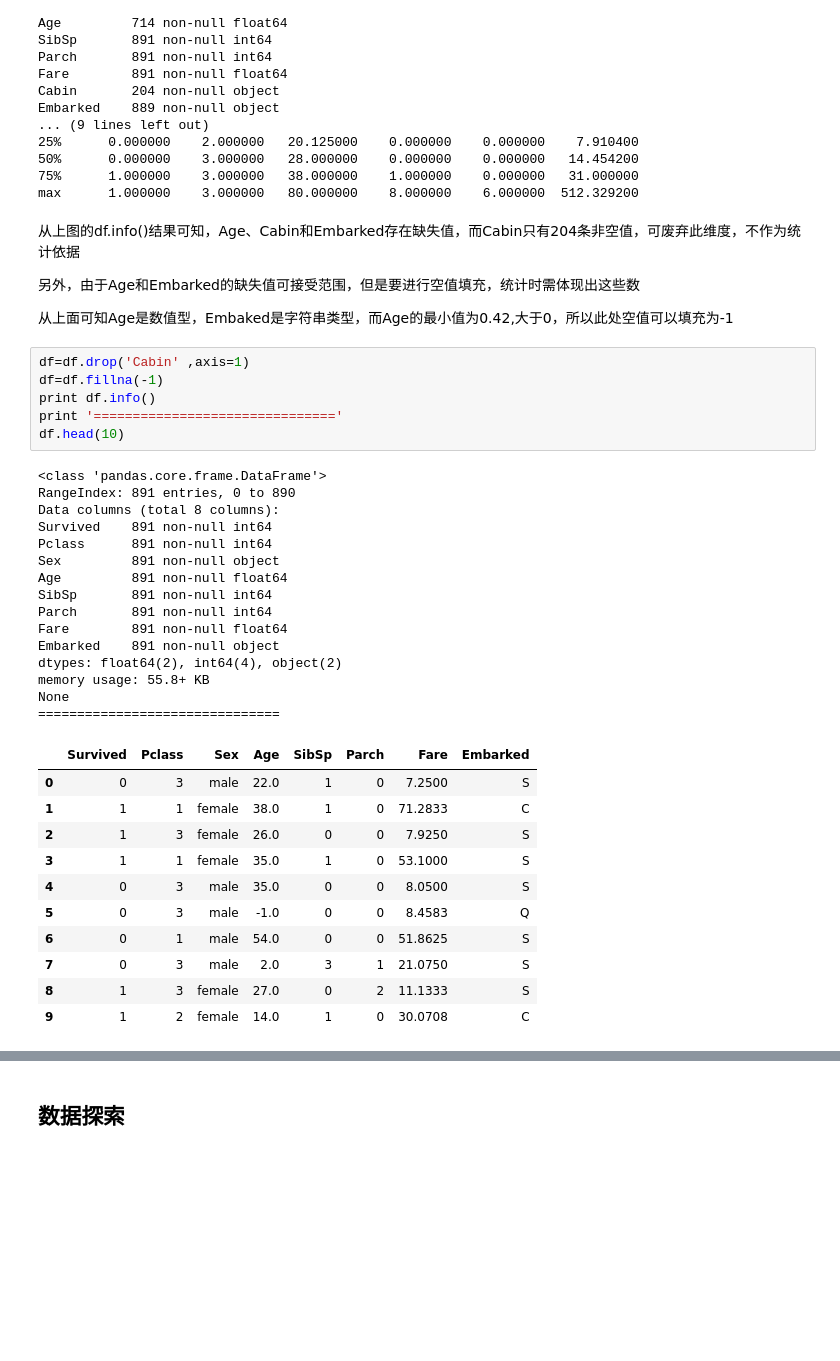
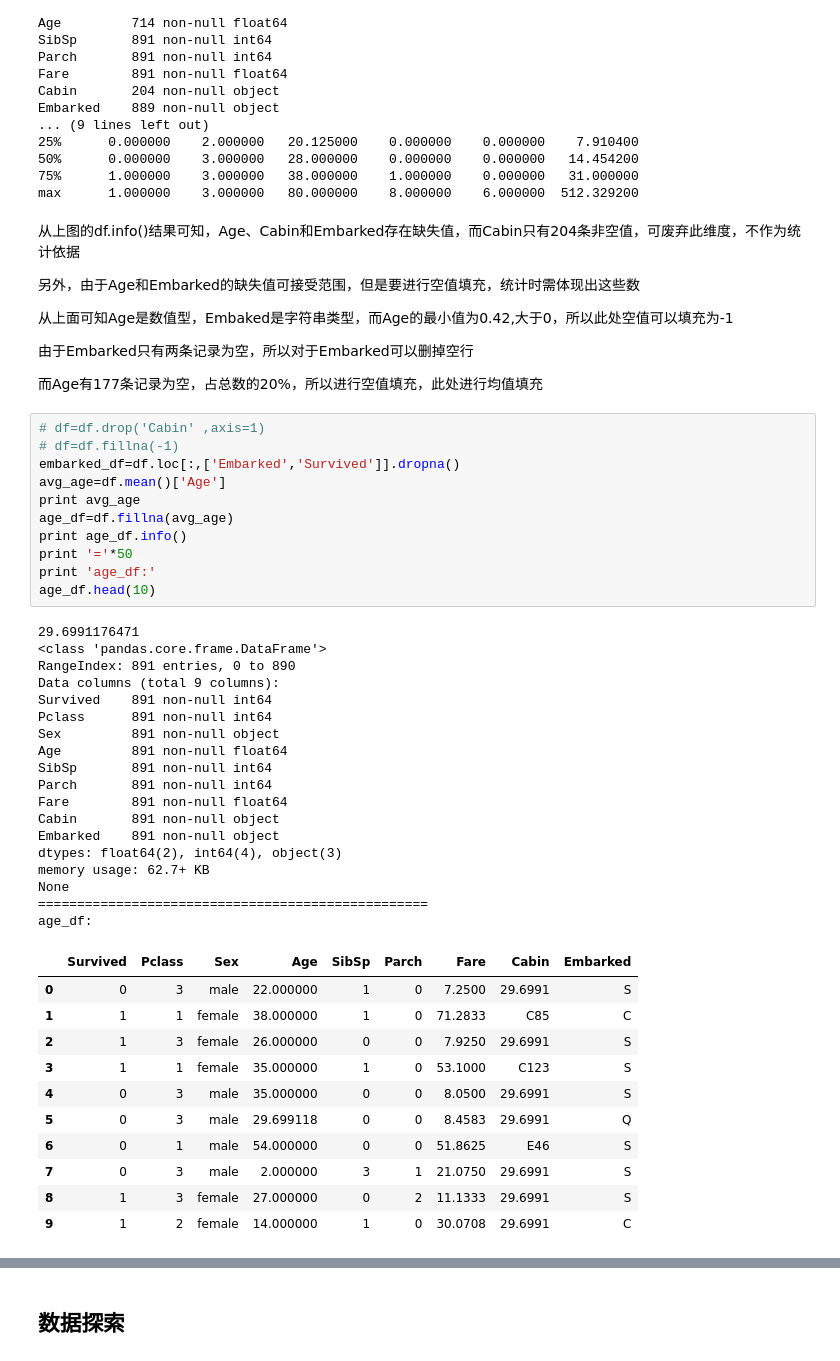
Before and after one commit to huangyaofu2/udatacity_data_exploration, a Jupyter notebook: data_exploration.ipynb, the cells around one changed output, grey strips where cells are left out. Cells and saved outputs as stored; diff of their text form; blank space fills up the shorter version.

```diff
--- a/data_exploration.ipynb
+++ b/data_exploration.ipynb
@@ -65,36 +72,48 @@ max      1.000000    3.000000   80.000000    8.000000    6.000000  512.329200
 另外，由于Age和Embarked的缺失值可接受范围，但是要进行空值填充，统计时需体现出这些数
 
 从上面可知Age是数值型，Embaked是字符串类型，而Age的最小值为0.42,大于0，所以此处空值可以填充为-1
+
+由于Embarked只有两条记录为空，所以对于Embarked可以删掉空行
+
+而Age有177条记录为空，占总数的20%，所以进行空值填充，此处进行均值填充
 # %%
-df=df.drop('Cabin' ,axis=1)
-df=df.fillna(-1)
-print df.info()
-print '==============================='
-df.head(10)
+# df=df.drop('Cabin' ,axis=1)
+# df=df.fillna(-1)
+embarked_df=df.loc[:,['Embarked','Survived']].dropna()
+avg_age=df.mean()['Age']
+print avg_age
+age_df=df.fillna(avg_age)
+print age_df.info()
+print '='*50
+print 'age_df:'
+age_df.head(10)
 # %% [output]
+29.6991176471
 <class 'pandas.core.frame.DataFrame'>
 RangeIndex: 891 entries, 0 to 890
-Data columns (total 8 columns):
+Data columns (total 9 columns):
 Survived    891 non-null int64
 Pclass      891 non-null int64
 Sex         891 non-null object
 Age         891 non-null float64
 SibSp       891 non-null int64
 Parch       891 non-null int64
 Fare        891 non-null float64
+Cabin       891 non-null object
 Embarked    891 non-null object
-dtypes: float64(2), int64(4), object(2)
-memory usage: 55.8+ KB
+dtypes: float64(2), int64(4), object(3)
+memory usage: 62.7+ KB
 None
-===============================
+==================================================
+age_df:
-|  | Survived | Pclass | Sex | Age | SibSp | Parch | Fare | Embarked |
-| 0 | 0 | 3 | male | 22.0 | 1 | 0 | 7.2500 | S |
-| 1 | 1 | 1 | female | 38.0 | 1 | 0 | 71.2833 | C |
-| 2 | 1 | 3 | female | 26.0 | 0 | 0 | 7.9250 | S |
-| 3 | 1 | 1 | female | 35.0 | 1 | 0 | 53.1000 | S |
-| 4 | 0 | 3 | male | 35.0 | 0 | 0 | 8.0500 | S |
-| 5 | 0 | 3 | male | -1.0 | 0 | 0 | 8.4583 | Q |
-| 6 | 0 | 1 | male | 54.0 | 0 | 0 | 51.8625 | S |
-| 7 | 0 | 3 | male | 2.0 | 3 | 1 | 21.0750 | S |
-| 8 | 1 | 3 | female | 27.0 | 0 | 2 | 11.1333 | S |
-| 9 | 1 | 2 | female | 14.0 | 1 | 0 | 30.0708 | C |
+|  | Survived | Pclass | Sex | Age | SibSp | Parch | Fare | Cabin | Embarked |
+| 0 | 0 | 3 | male | 22.000000 | 1 | 0 | 7.2500 | 29.6991 | S |
+| 1 | 1 | 1 | female | 38.000000 | 1 | 0 | 71.2833 | C85 | C |
+| 2 | 1 | 3 | female | 26.000000 | 0 | 0 | 7.9250 | 29.6991 | S |
+| 3 | 1 | 1 | female | 35.000000 | 1 | 0 | 53.1000 | C123 | S |
+| 4 | 0 | 3 | male | 35.000000 | 0 | 0 | 8.0500 | 29.6991 | S |
+| 5 | 0 | 3 | male | 29.699118 | 0 | 0 | 8.4583 | 29.6991 | Q |
+| 6 | 0 | 1 | male | 54.000000 | 0 | 0 | 51.8625 | E46 | S |
+| 7 | 0 | 3 | male | 2.000000 | 3 | 1 | 21.0750 | 29.6991 | S |
+| 8 | 1 | 3 | female | 27.000000 | 0 | 2 | 11.1333 | 29.6991 | S |
+| 9 | 1 | 2 | female | 14.000000 | 1 | 0 | 30.0708 | 29.6991 | C |
```
Also changed, not shown: parts of 44 cells of this notebook, 2 other files.
